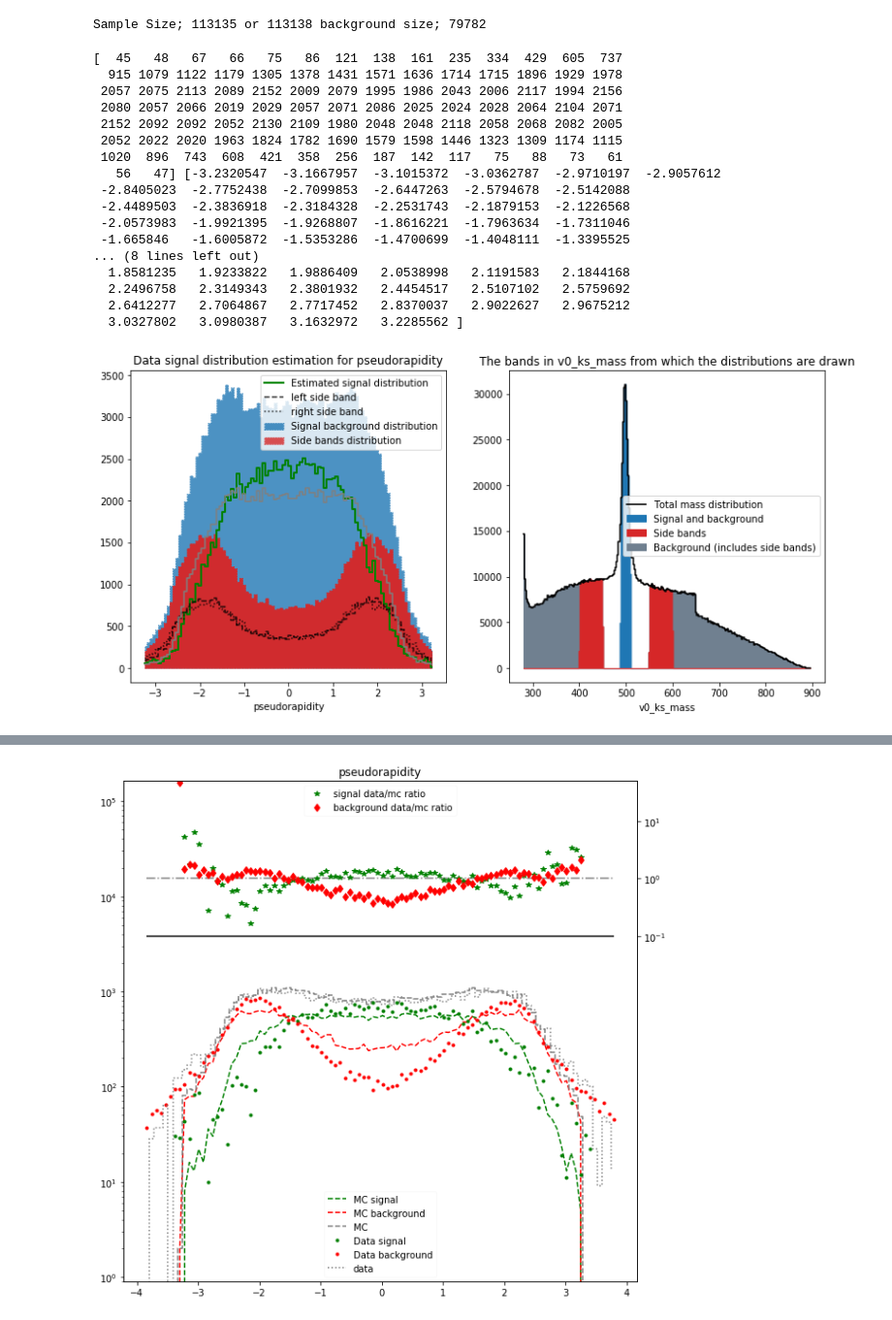
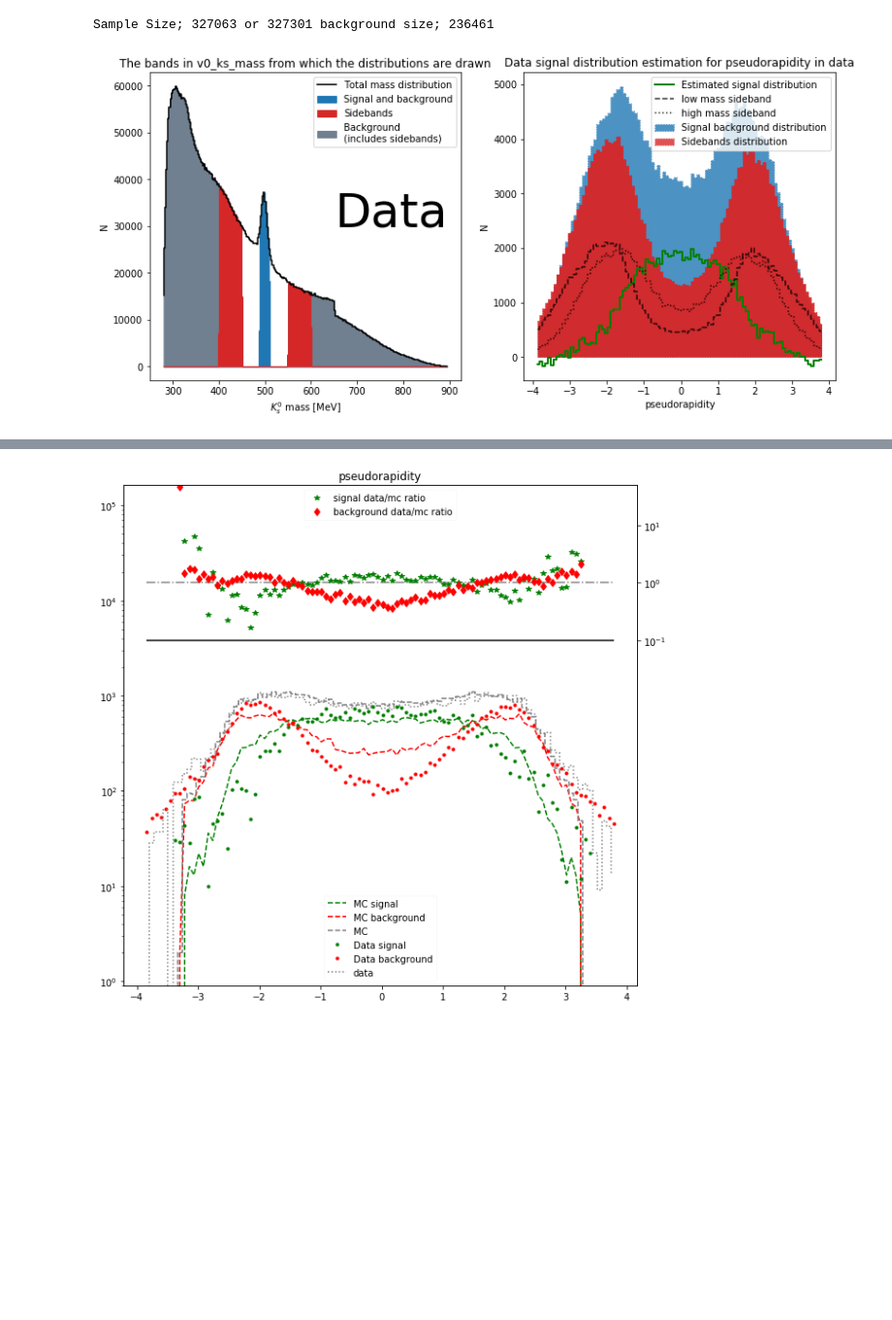
Before and after one commit to Vinther901/PUK, a Jupyter notebook: Distributions_in_MC_and_Data.ipynb, the cells around one changed output, grey strips where cells are left out. Shown at 97% size. Saved outputs shown, nothing was run; the diff lists cells and outputs as text; code cells hidden in the pictures; blank space fills up the shorter version.

```diff
--- a/Distributions_in_MC_and_Data.ipynb
+++ b/Distributions_in_MC_and_Data.ipynb
@@ -7,7 +7,7 @@ import HomeMade as hm
 import importlib
 hm = importlib.reload(hm)
 # %%
-N = 2e6
+N = None
 
 all_features = ['eventCounter',
  'npv',
@@ -112,16 +116,16 @@ N_bkgr = int(D['bkgr_func'](binc[mask(binc,signal_range)]).sum())
 print("Sample Size;", N,"or",sum(mask(data.v0_ks_mass,signal_range)), "background size;", N_bkgr)
 N = sum(mask(data.v0_ks_mass,signal_range)) - N_bkgr
 # %% [output]
-Sample Size; 113135 or 113138 background size; 79782
+Sample Size; 327063 or 327301 background size; 236461
 # %%
 def compare_distribution(mc, data, feature, bins = 100, particle_type = 'Ks',axes=None,alpha=1):
     if not axes:
         fig, axes = plt.subplots(figsize=(13,6),ncols=2)
-        ax = axes[0]
-        axm = axes[1]
+        ax = axes[1]
+        axm = axes[0]
     else:
-        ax = axes[0]
-        axm = axes[1]
+        ax = axes[1]
+        axm = axes[0]
 #     ax.set_yscale('log')
 
     q = (0.01,0.99)
@@ -168,65 +172,55 @@ def compare_distribution(mc, data, feature, bins = 100, particle_type = 'Ks',axe
     ax.fill_between(data_sig_band_binc,data_sig_band_vals,ls='dotted',color='tab:blue',step='mid',alpha=alpha,label='Signal background distribution')
 
 #     ax.step(data_side_band_binc,data_side_band_vals,ls='dotted',c='grey',where='mid',label='data')
-    ax.fill_between(data_side_band_binc,data_side_band_vals,ls='dotted',color='tab:red',step='mid',alpha=alpha,label='Side bands distribution')
+    ax.fill_between(data_side_band_binc,data_side_band_vals,ls='dotted',color='tab:red',step='mid',alpha=alpha,label='Sidebands distribution')
 
     ax.fill_between(sbr_binc,sbr_vals+sbl_vals,ls='dotted',color='tab:red',step='mid',alpha=alpha)
-    ax.step(sbl_binc,sbl_vals,ls='dashed',color='k',where='mid',alpha=alpha,label='left side band')
-    ax.step(sbr_binc,sbr_vals,ls='dotted',color='k',where='mid',alpha=alpha,label='right side band')
+    ax.step(sbl_binc,sbl_vals,ls='dashed',color='k',where='mid',alpha=alpha,label='low mass sideband')
+    ax.step(sbr_binc,sbr_vals,ls='dotted',color='k',where='mid',alpha=alpha,label='high mass sideband')
 
     m = 'v0_ks_mass'
     mass_sig_band = data[m][mask(data.v0_ks_mass,signal_range)]#.sample(N+N_bkgr)
     mass_side_band = pd.concat([data[m][mask(data.v0_ks_mass,side_band_r)],data[m][mask(data.v0_ks_mass,side_band_l)]])
 #     mass_side_band = pd.concat([data[m][mask(data.v0_ks_mass,side_band_r)].sample(N_bkgr//2),data[m][mask(data.v0_ks_mass,side_band_l)].sample(N_bkgr//2)])
     mass_bkgr = data[m][(data.v0_ks_mass > side_band_r[0])|(data.v0_ks_mass < side_band_l[1])]#.sample(N)
 
 
     m_bin_range = (min(mass_bkgr),max(mass_bkgr))
 
     bins = int(2.8*bins)
     mass_sig_vals, mass_sig_binc = hist(mass_sig_band,bins=bins,bin_range=m_bin_range)
     mass_side_vals, mass_side_binc = hist(mass_side_band,bins=bins,bin_range=m_bin_range)
     mass_bkgr_vals, mass_bkgr_binc = hist(mass_bkgr,bins=bins,bin_range=m_bin_range)
     mass_vals, mass_binc = hist(data[m],bins=bins,bin_range=m_bin_range)
 
     axm.fill_between(mass_sig_binc,mass_sig_vals,step='mid',color='tab:blue',label='Signal and background')
-    axm.fill_between(mass_side_binc,mass_side_vals,step='mid',color='tab:red',label='Side bands',alpha=1)
-    axm.fill_between(mass_bkgr_binc,mass_bkgr_vals,step='mid',color='slategrey',label='Background (includes side bands)',zorder=-1)
+    axm.fill_between(mass_side_binc,mass_side_vals,step='mid',color='tab:red',label='Sidebands',alpha=1)
+    axm.fill_between(mass_bkgr_binc,mass_bkgr_vals,step='mid',color='slategrey',label='Background \n(includes sidebands)',zorder=-1)
     axm.step(mass_binc,mass_vals,where='mid',color='k',label='Total mass distribution')
 #     axm.hist(data[m],bins=bins,range=m_bin_range,zorder=-1)
 
-    ax.set(title=f'Data signal distribution estimation for {feature}',
-          xlabel=f'{feature}')
+    ax.set(title=f'Data signal distribution estimation for {feature} in data',
+          xlabel=f'{feature}',ylabel='N')
+#     ax.set_ylim(-0.005*max(mass_sig_vals),1.42*max(data_sig_band_vals))
     axm.set(title='The bands in v0_ks_mass from which the distributions are drawn',
-           xlabel='v0_ks_mass')
+           xlabel='$K_s^0$ mass [MeV]',ylabel='N')
+
+    try:
+        true_vals, true_binc = hist(feat_data.loc[data.trueKs.astype(bool)].sample(N),bins=100,bin_range=bin_range)
+        ax.step(true_binc,true_vals,where='mid',color='limegreen',label='True signal distribution')
+#         print(true_vals,true_binc)
+
+        axm.text(700,80000,'MC',fontsize=50)
+    except:
+        axm.text(650,30000,'Data',fontsize=50)
+
 
     axm.legend()
     ax.legend()
-
-    true_vals, true_binc = hist(feat_data.loc[data.trueKs.astype(bool)].sample(N),bins=100,bin_range=bin_range)
-    ax.step(true_binc,true_vals,where='mid',color='grey')
-    print(true_vals,true_binc)
 
     return fig
 
 
 fig = compare_distribution(mc,data,'pseudorapidity',bins=100,alpha=0.8)
 # %% [output]
-[  45   48   67   66   75   86  121  138  161  235  334  429  605  737
-  915 1079 1122 1179 1305 1378 1431 1571 1636 1714 1715 1896 1929 1978
- 2057 2075 2113 2089 2152 2009 2079 1995 1986 2043 2006 2117 1994 2156
- 2080 2057 2066 2019 2029 2057 2071 2086 2025 2024 2028 2064 2104 2071
- 2152 2092 2092 2052 2130 2109 1980 2048 2048 2118 2058 2068 2082 2005
- 2052 2022 2020 1963 1824 1782 1690 1579 1598 1446 1323 1309 1174 1115
- 1020  896  743  608  421  358  256  187  142  117   75   88   73   61
-   56   47] [-3.2320547  -3.1667957  -3.1015372  -3.0362787  -2.9710197  -2.9057612
- -2.8405023  -2.7752438  -2.7099853  -2.6447263  -2.5794678  -2.5142088
- -2.4489503  -2.3836918  -2.3184328  -2.2531743  -2.1879153  -2.1226568
- -2.0573983  -1.9921395  -1.9268807  -1.8616221  -1.7963634  -1.7311046
- -1.665846   -1.6005872  -1.5353286  -1.4700699  -1.4048111  -1.3395525
-... (8 lines left out)
-  1.8581235   1.9233822   1.9886409   2.0538998   2.1191583   2.1844168
-  2.2496758   2.3149343   2.3801932   2.4454517   2.5107102   2.5759692
-  2.6412277   2.7064867   2.7717452   2.8370037   2.9022627   2.9675212
-  3.0327802   3.0980387   3.1632972   3.2285562 ]
-[figure, old version]
+[figure, new version]
```
Also changed, not shown: parts of 5 cells of this notebook, 2 other files.
